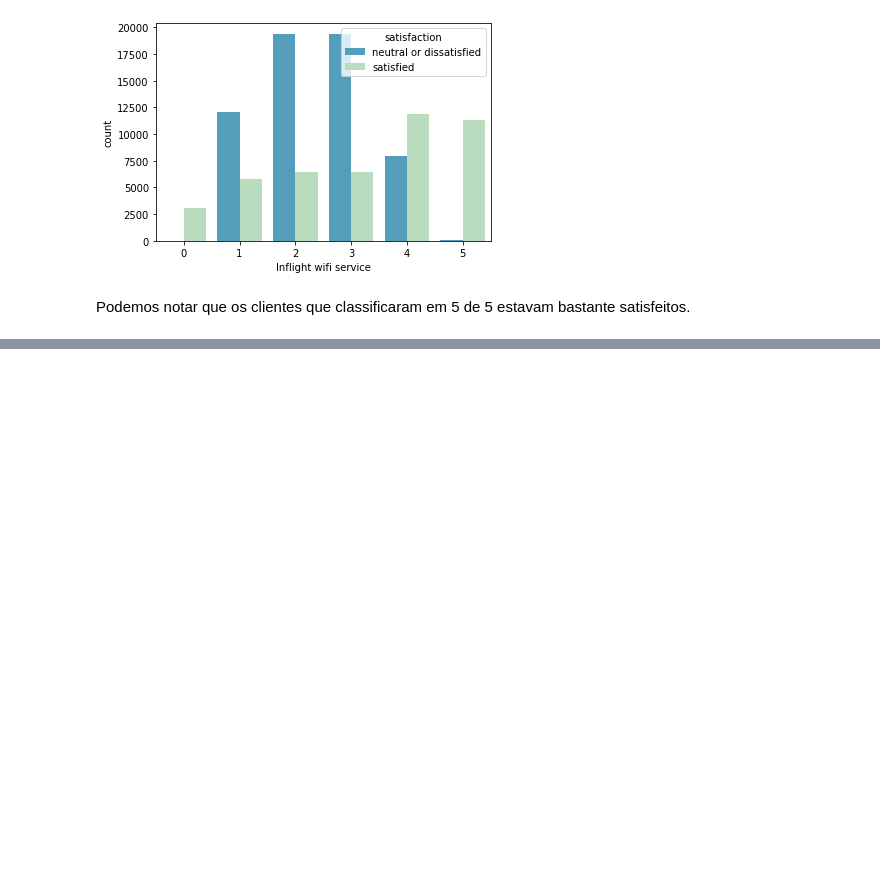
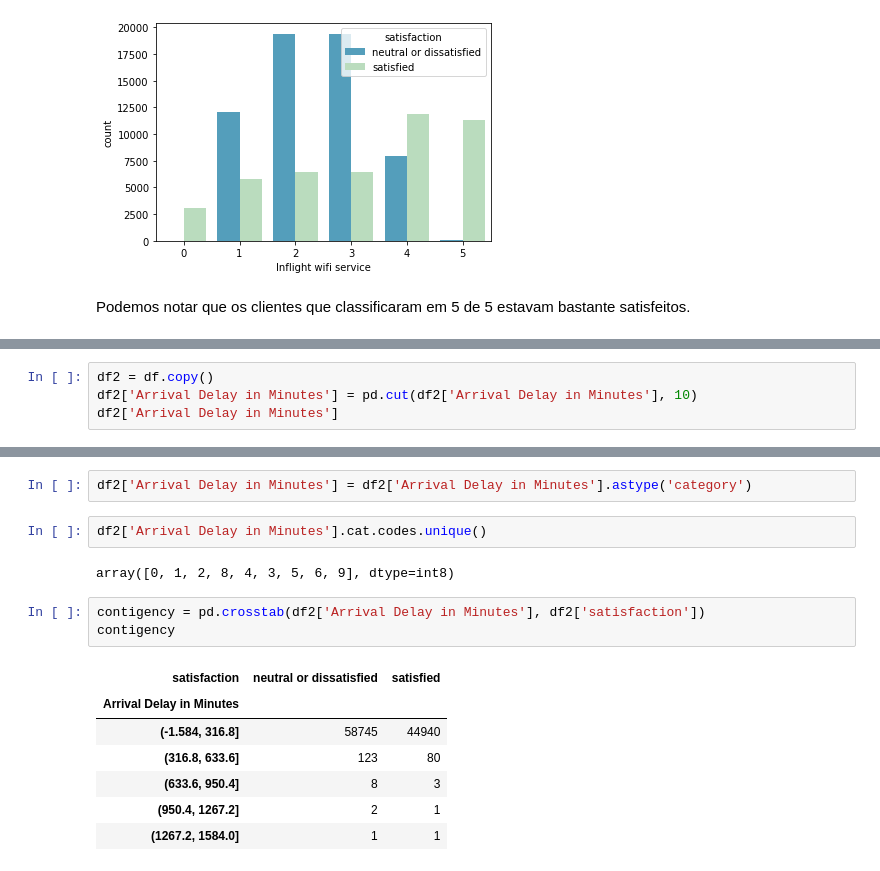
Before and after one commit to Pvcunha/introducao-ciencia-dados, a Jupyter notebook: introducao_ciencia_dados.ipynb, the cells around one changed output, grey strips where cells are left out. Drawn from its saved outputs; the diff is of its cells as text; blank space fills up the shorter version.

```diff
--- a/introducao_ciencia_dados.ipynb
+++ b/introducao_ciencia_dados.ipynb
@@ -503,0 +515,4 @@ Podemos notar que os clientes que classificaram em 5 de 5 estavam bastante satis
+# %%
+df2 = df.copy()
+df2['Arrival Delay in Minutes'] = pd.cut(df2['Arrival Delay in Minutes'], 10)
+df2['Arrival Delay in Minutes']
@@ -503,0 +549,17 @@ Podemos notar que os clientes que classificaram em 5 de 5 estavam bastante satis
+# %%
+df2['Arrival Delay in Minutes'] = df2['Arrival Delay in Minutes'].astype('category')
+# %%
+df2['Arrival Delay in Minutes'].cat.codes.unique()
+# %% [output]
+array([0, 1, 2, 8, 4, 3, 5, 6, 9], dtype=int8)
+# %%
+contigency = pd.crosstab(df2['Arrival Delay in Minutes'], df2['satisfaction'])
+contigency
+# %% [output]
+| satisfaction | neutral or dissatisfied | satisfied |
+| Arrival Delay in Minutes |  |  |
+| (-1.584, 316.8] | 58745 | 44940 |
+| (316.8, 633.6] | 123 | 80 |
+| (633.6, 950.4] | 8 | 3 |
+| (950.4, 1267.2] | 2 | 1 |
+| (1267.2, 1584.0] | 1 | 1 |
```
Also changed, not shown: parts of 13 cells of this notebook.
